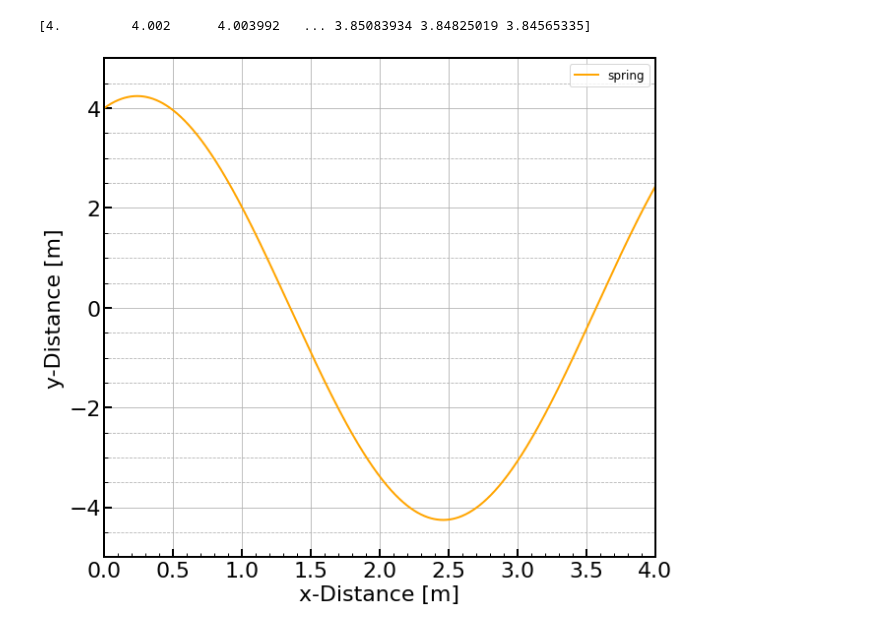
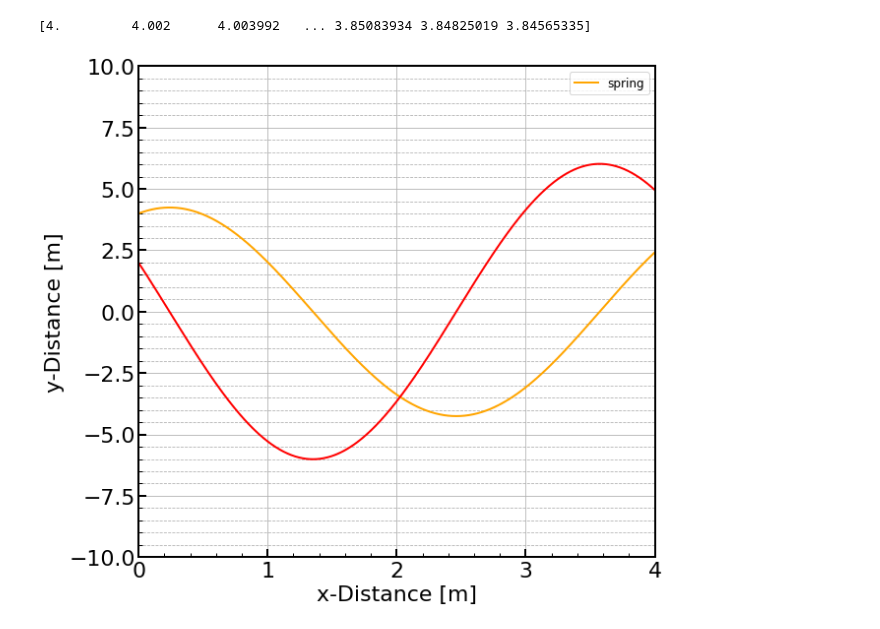
Before and after one commit to villano-lab/analytical_mechanics, a Jupyter notebook: spring2025.ipynb, the cells around one changed output. Saved outputs shown, nothing was run; the diff lists cells and outputs as text; code cells hidden in the pictures.

```diff
--- a/spring2025.ipynb
+++ b/spring2025.ipynb
@@ -57,32 +57,34 @@ print(x)
 # %%
 #set up a 1d plot
 fig,axes = plt.subplots(1,1,figsize=(9.0,8.0),sharex=True)
 ax1 = axes
 
 
 
 
 
 ax1.plot(t,x,color='orange',linestyle="-",linewidth=2, \
          label='spring')
+ax1.plot(t,v,color='r',linestyle="-",linewidth=2, \
+         label='')
 
 
 ax1.set_yscale('linear')
 #ax1.set_yscale('log')
 ax1.set_xlim(0, 4)
-ax1.set_ylim(-5,5)
+ax1.set_ylim(-10,10)
 ax1.set_xlabel(r'x-Distance [m]')
 ax1.set_ylabel('y-Distance [m]')
 ax1.grid(True)
 ax1.yaxis.grid(True,which='minor',linestyle='--')
 ax1.legend(loc=1,prop={'size':12})
 #ax1.legend(bbox_to_anchor=(1.04,1),borderaxespad=0,prop={'size':22})
 
 for axis in ['top','bottom','left','right']:
   ax1.spines[axis].set_linewidth(2)
 
 plt.tight_layout()
 #plt.savefig('figures/figure.png')
 plt.show()
 # %% [output]
-[figure, old version]
+[figure, new version]
```
